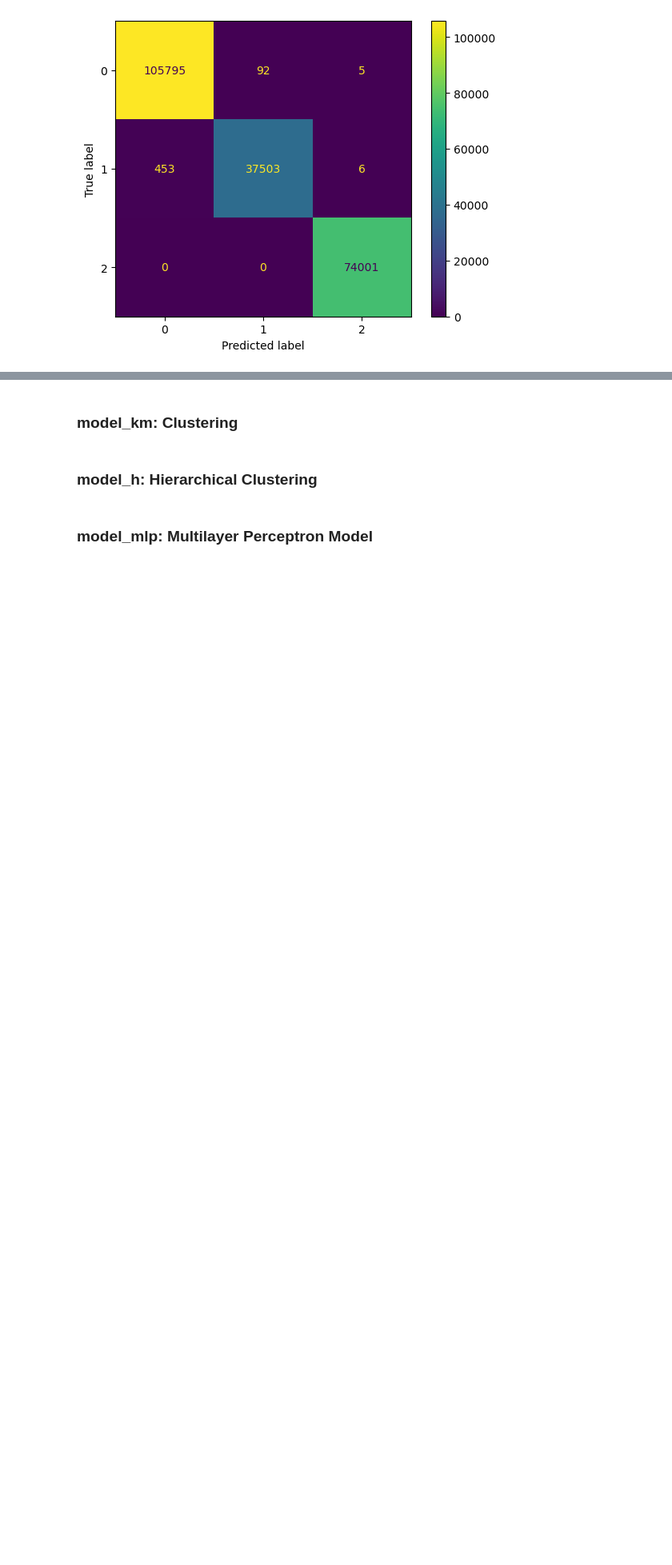
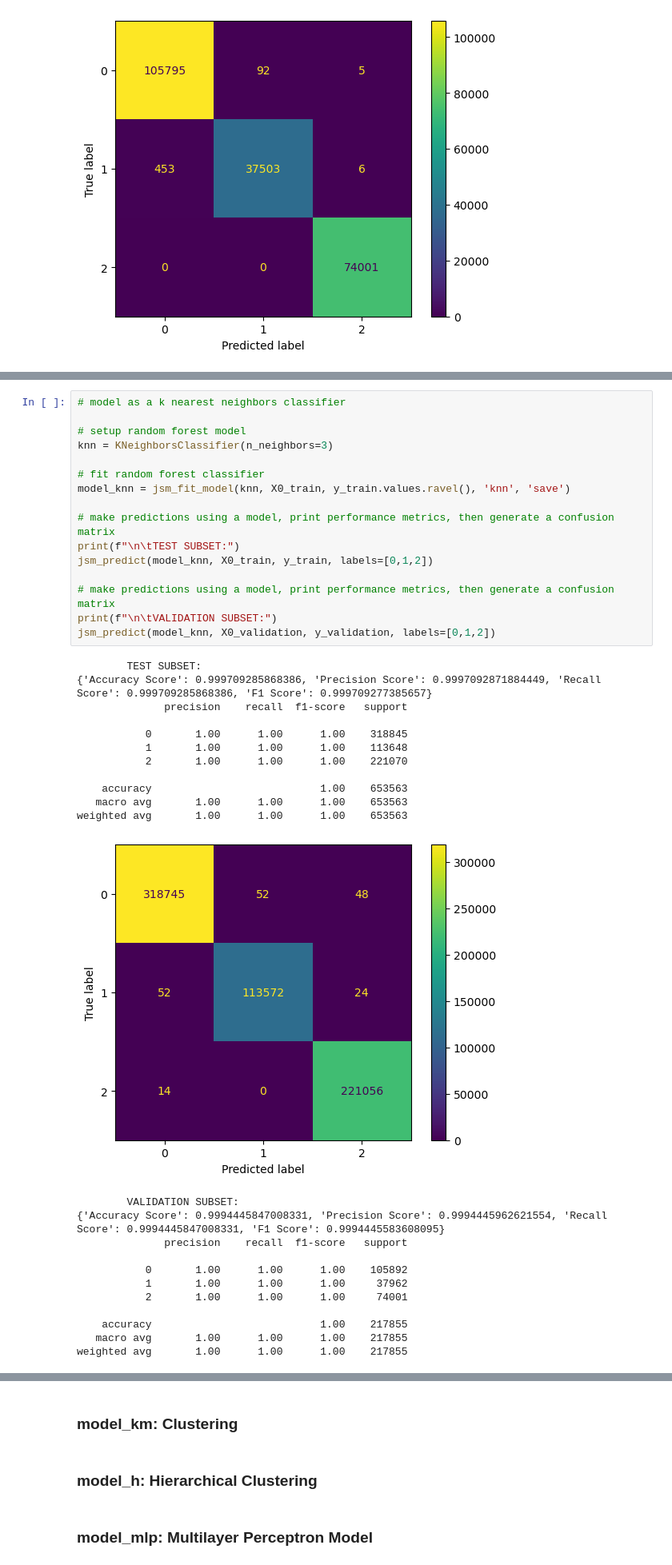
Before and after one commit to jspencermorris/galaxies_sdss, a Jupyter notebook: notebooks/jsm_modeling_tabular.ipynb, the cells around one changed output, grey strips where cells are left out. Shown at 80% size. Drawn from its saved outputs; the diff is of its cells as text; blank space fills up the shorter version.

Commit message:
updated notebook for models based on tabular data

```diff
--- a/notebooks/jsm_modeling_tabular.ipynb
+++ b/notebooks/jsm_modeling_tabular.ipynb
@@ -624,0 +633,40 @@ weighted avg       1.00      1.00      1.00    217855
+# %%
+# model as a k nearest neighbors classifier
+
+# setup random forest model
+knn = KNeighborsClassifier(n_neighbors=3)
+
+# fit random forest classifier
+model_knn = jsm_fit_model(knn, X0_train, y_train.values.ravel(), 'knn', 'save')
+
+# make predictions using a model, print performance metrics, then generate a confusion matrix
+print(f"\n\tTEST SUBSET:")
+jsm_predict(model_knn, X0_train, y_train, labels=[0,1,2])
+
+# make predictions using a model, print performance metrics, then generate a confusion matrix
+print(f"\n\tVALIDATION SUBSET:")
+jsm_predict(model_knn, X0_validation, y_validation, labels=[0,1,2])
+# %% [output]
+        TEST SUBSET:
+{'Accuracy Score': 0.999709285868386, 'Precision Score': 0.9997092871884449, 'Recall Score': 0.999709285868386, 'F1 Score': 0.999709277385657}
+              precision    recall  f1-score   support
+
+           0       1.00      1.00      1.00    318845
+           1       1.00      1.00      1.00    113648
+           2       1.00      1.00      1.00    221070
+
+    accuracy                           1.00    653563
+   macro avg       1.00      1.00      1.00    653563
+weighted avg       1.00      1.00      1.00    653563
+[figure, added]
+        VALIDATION SUBSET:
+{'Accuracy Score': 0.9994445847008331, 'Precision Score': 0.9994445962621554, 'Recall Score': 0.9994445847008331, 'F1 Score': 0.9994445583608095}
+              precision    recall  f1-score   support
+
+           0       1.00      1.00      1.00    105892
+           1       1.00      1.00      1.00     37962
+           2       1.00      1.00      1.00     74001
+
+    accuracy                           1.00    217855
+   macro avg       1.00      1.00      1.00    217855
+weighted avg       1.00      1.00      1.00    217855
```
Also changed, not shown: parts of 7 cells of this notebook.
